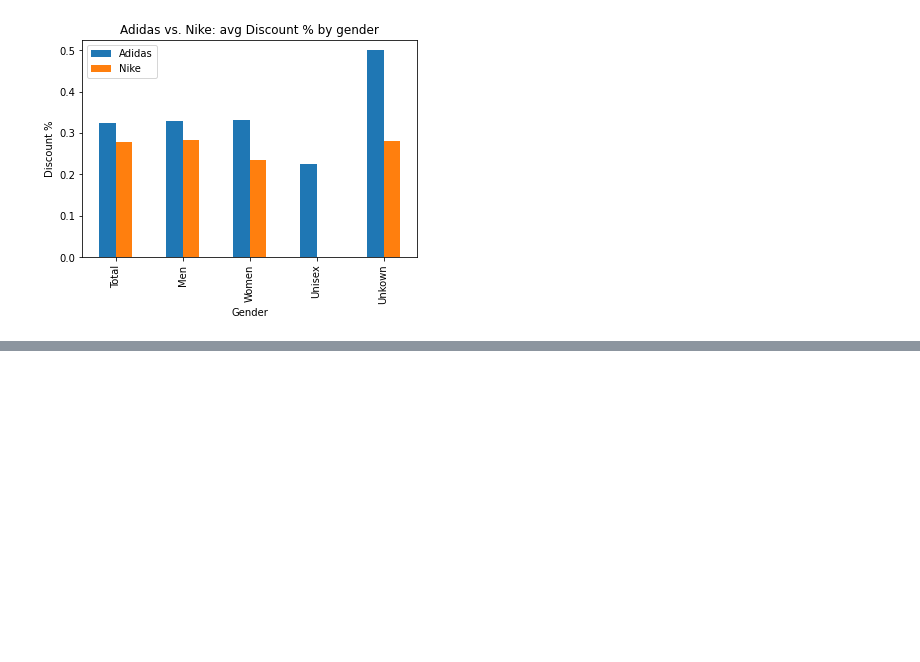
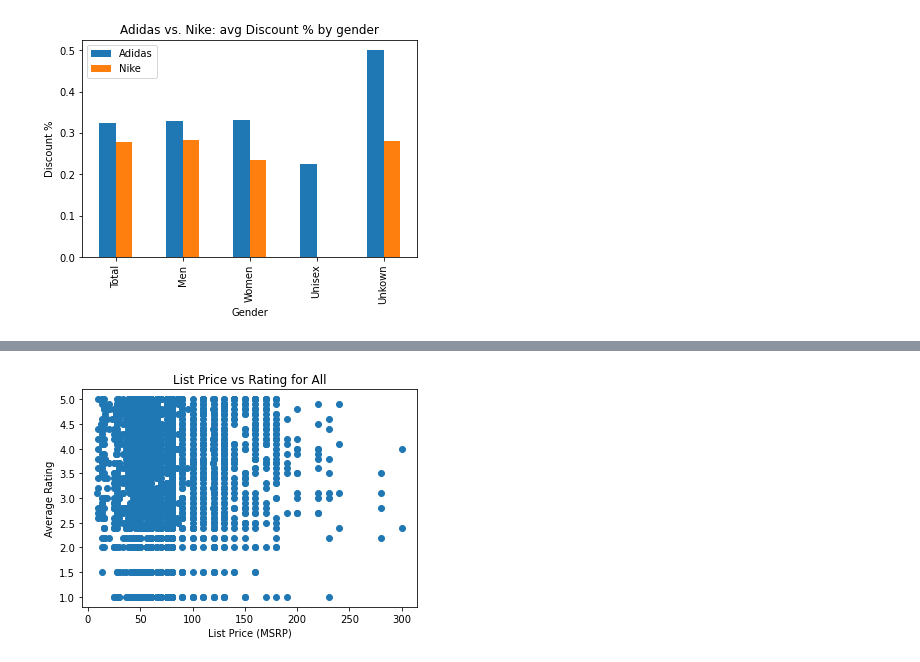
Before and after one commit to abgarberpaul/Nike-vs-Adidas, a Jupyter notebook: Data_Exploration.ipynb, the cells around one changed output, grey strips where cells are left out. Saved outputs shown, nothing was run; the diff lists cells and outputs as text; code cells hidden in the pictures; blank space fills up the shorter version.

```diff
--- a/Data_Exploration.ipynb
+++ b/Data_Exploration.ipynb
@@ -301,0 +393,11 @@ pricing_tier_df
+# %%
+# List price vs Avg Rating
+Rating = sandbox["Rating"]
+list_price = sandbox["Listing Price $"]
+plt.scatter(list_price, Rating )
+plt.title("List Price vs Rating for All")
+plt.xlabel("List Price (MSRP)")
+plt.ylabel("Average Rating")
+plt.show()
+# %% [output]
+[figure, added]
```
Also changed, not shown: parts of 10 cells of this notebook.
